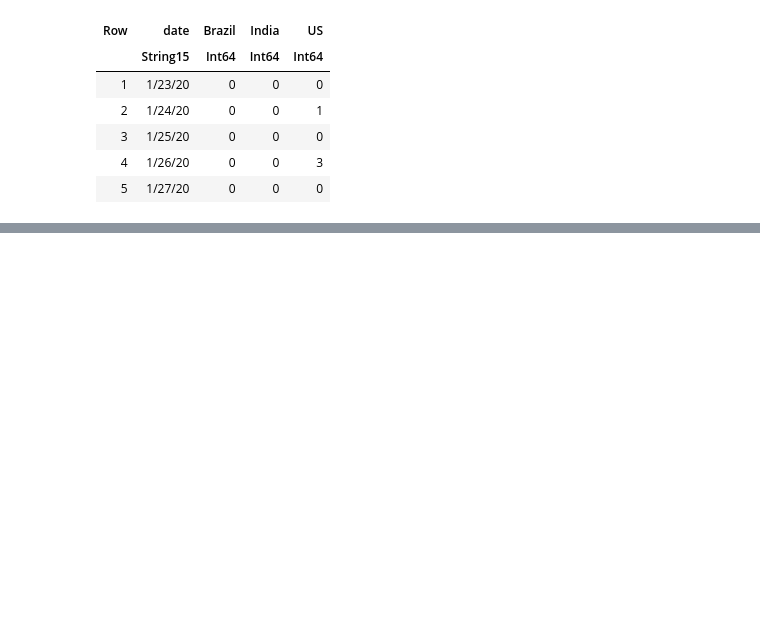
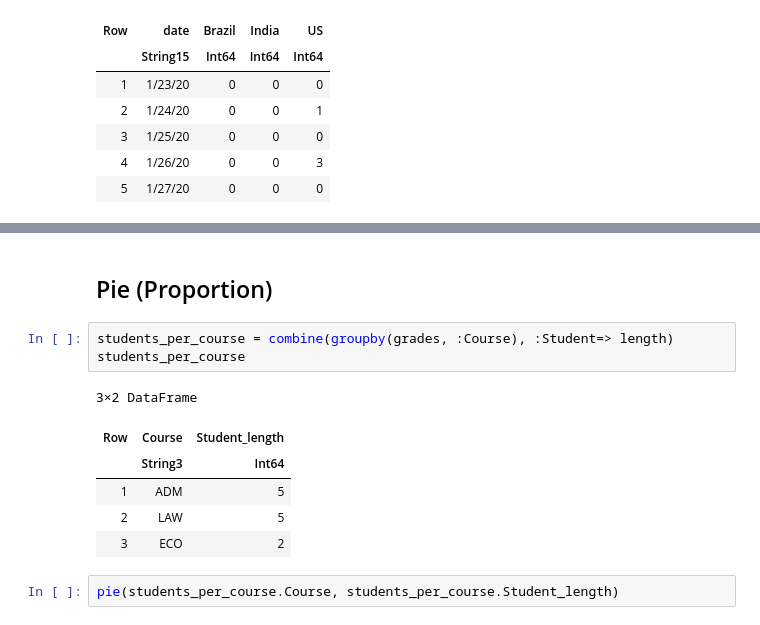
Before and after one commit to lcbjrrr/quant, a Jupyter notebook: J_DataViz.ipynb, the cells around one changed output, grey strips where cells are left out. Saved outputs shown, nothing was run; the diff lists cells and outputs as text; blank space fills up the shorter version.

```diff
--- a/J_DataViz.ipynb
+++ b/J_DataViz.ipynb
@@ -146,0 +162,14 @@ LoadError: ignored
+# %% [markdown]
+## Pie (Proportion)
+# %%
+students_per_course = combine(groupby(grades, :Course), :Student=> length)
+students_per_course
+# %% [output]
+3×2 DataFrame
+| Row | Course | Student_length |
+|  | String3 | Int64 |
+| 1 | ADM | 5 |
+| 2 | LAW | 5 |
+| 3 | ECO | 2 |
+# %%
+pie(students_per_course.Course, students_per_course.Student_length)
```
Also changed, not shown: parts of 8 cells of this notebook.
